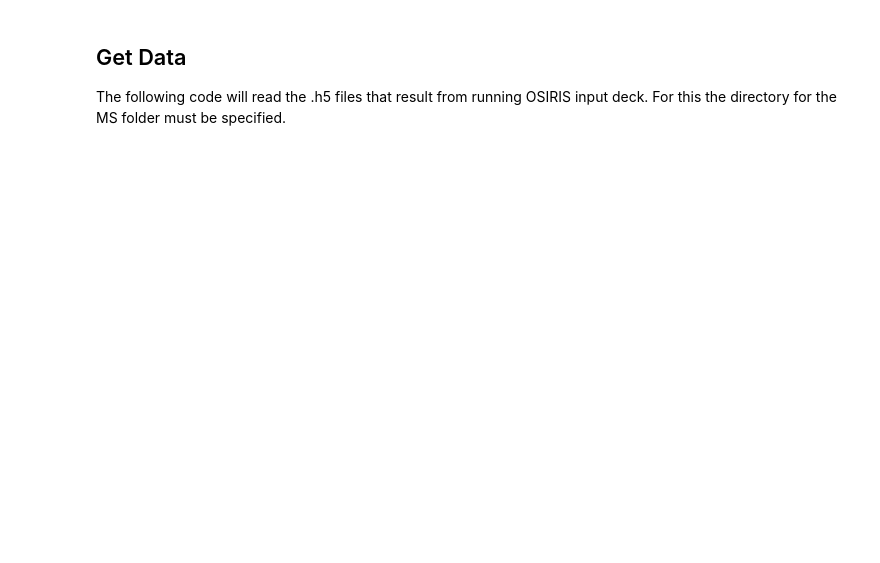
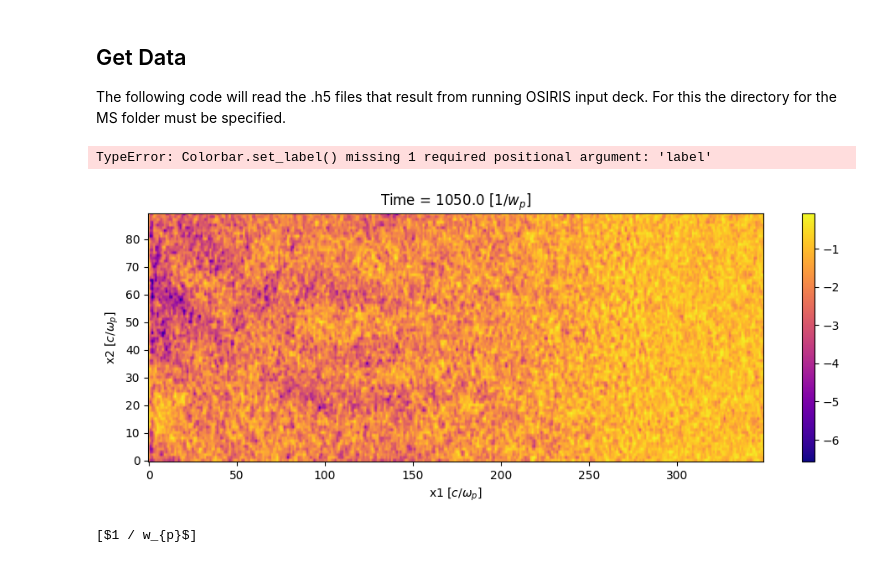
Before and after one commit to duarte-alex/AR-model, a Jupyter notebook: Evaluate_eq.ipynb, the cells around one changed output. Saved outputs shown, nothing was run; the diff lists cells and outputs as text; code cells hidden in the pictures; blank space fills up the shorter version.

```diff
--- a/Evaluate_eq.ipynb
+++ b/Evaluate_eq.ipynb
@@ -141,0 +11,32 @@ def get_fld_data(base_dir, n_start = 0, n_end = -1, n_skip = 1):
+# %%
+def color_map(file, xlim=0, ylim=0, xlabel='X-axis label', ylabel='Y-axis label', vmin=None, vmax=None):
+
+    attrs, axes, data = osiris_open_grid_data(file)
+    data_array = data[:]
+
+    if xlim or ylim:
+        selected_data = data_array[:xlim]
+        selected_data = [inner_list[:ylim] for inner_list in selected_data]
+        data_array = selected_data
+
+    fig, ax = plt.subplots(figsize=(10, 4), tight_layout=True, nrows=1, ncols=1)
+    im = ax.imshow(data_array, aspect="auto", origin="lower", cmap="plasma", vmin=vmin, vmax=vmax)
+    cbar = fig.colorbar(im)
+
+    dt = attrs["DT"][0]
+    ndump = 250 # is hard coded
+    time = dt * ndump * int(file[-9:-3])
+
+    ax.set_title(f"Time = {time}" +  " [$1 / w_{p}$]")
+    ax.set_xlabel(ylabel)
+    ax.set_ylabel(xlabel)
+
+    # cbar.set_label('Colorbar Label', rotation=270, labelpad=15)
+
+    plt.show()
+
+# Example usage
+color_map("/home/duarte-alex3/osiris-dev_2/osiris-dev/MS/DENSITY/electrons/charge/charge-electrons-000012.h5", xlim = 90, ylim = 350, xlabel = 'x2 [$c/ω_{p}$]', ylabel = 'x1 [$c/ω_{p}$]')
+# %% [output]
+TypeError: Colorbar.set_label() missing 1 required positional argument: 'label'
+[figure, added]
@@ -141,0 +78,5 @@ def get_fld_data(base_dir, n_start = 0, n_end = -1, n_skip = 1):
+# %%
+# print(f"$[e w_{p}^{2}]$")
+print("[$1 / w_{p}$]")
+# %% [output]
+[$1 / w_{p}$]
```
Also changed, not shown: parts of 10 cells of this notebook, 39 other files.
